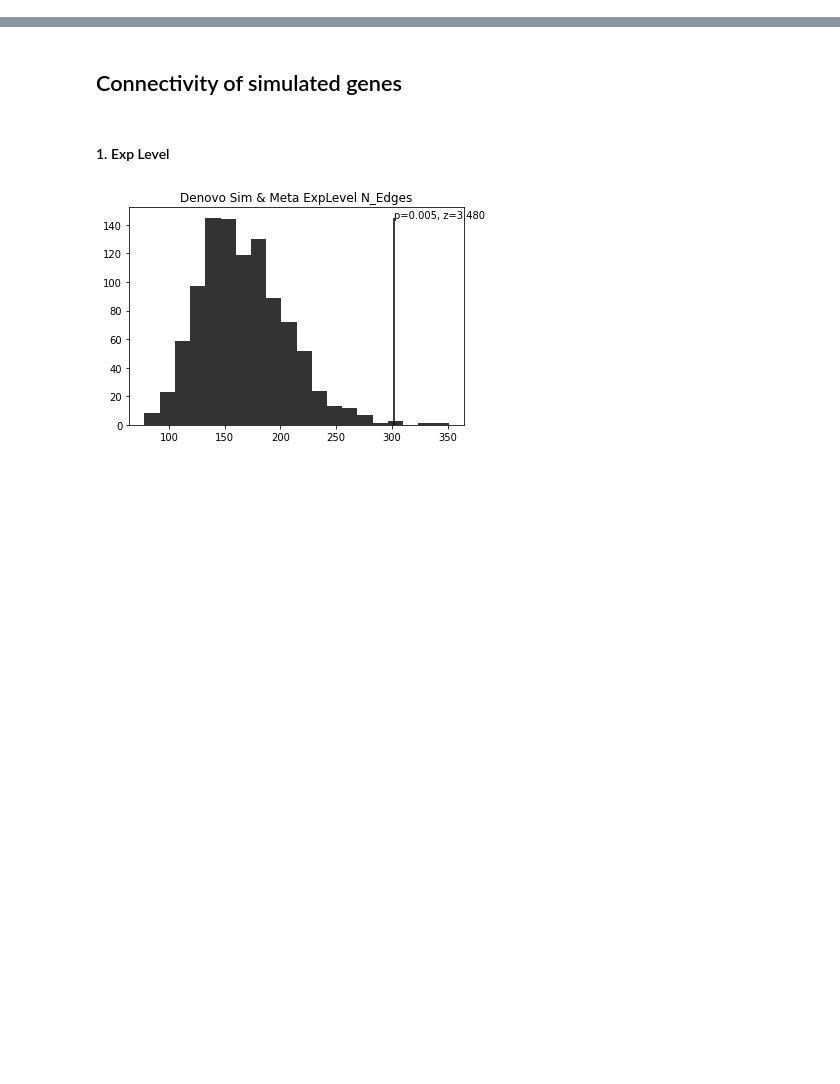
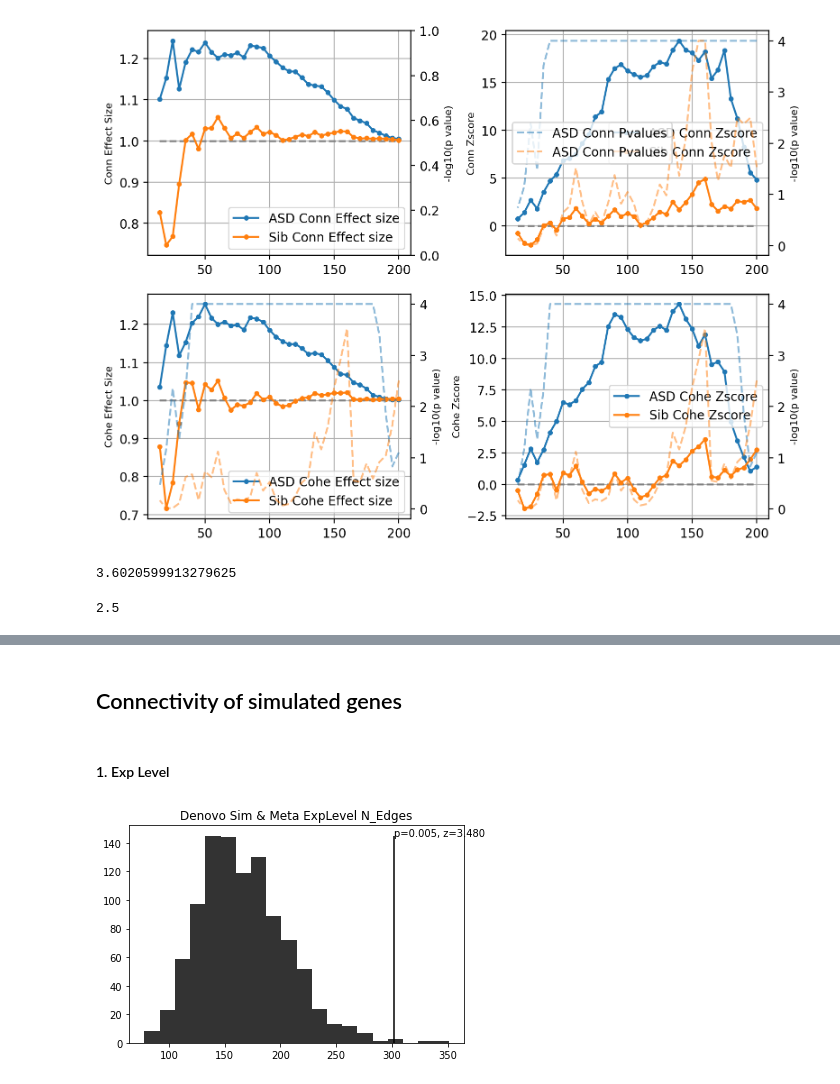
Before and after one commit to explorerwjy/ASD_Circuits, a Jupyter notebook: src/Connectivity_Tests.ipynb, the cells around one changed output, grey strips where cells are left out. Cells and saved outputs as stored; diff of their text form; code cells hidden in the pictures; blank space fills up the shorter version.

```diff
--- a/src/Connectivity_Tests.ipynb
+++ b/src/Connectivity_Tests.ipynb
@@ -4,0 +37,5 @@ from ASD_Circuits import *
+# %%
+Reg2Reg = CountReg2RegConn(adj_mat, str2reg)
+WithinRegion, CrossRegion_SRC, CrossRegion_TGT, CrossRegion_W = SortConnByRegion(Reg2Reg)
+# %%
+adj_mat_perm = EdgePermutation_V1(adj_mat, WithinRegion, CrossRegion_SRC, CrossRegion_TGT, CrossRegion_W, str2reg)
@@ -4,0 +98,61 @@ from ASD_Circuits import *
+# %%
+ASD_Conn_P = np.array(ASD_Conn_P)
+fig, axs = plt.subplots(2,2, dpi=200, figsize=(8,6))
+axs[0,0].plot(topNs, ASD_Conn_E, label="ASD Conn Effect size", marker=".")
+axs[0,0].plot(topNs, Sib_Conn_E, label="Sib Conn Effect size", marker=".")
+axs[0,0].hlines(xmin=min(topNs), xmax=max(topNs), y=1, ls="--", color="grey")
+axs[0,0].grid(True)
+axs[0,0].legend(loc=0)
+axs[0,0].set_ylabel("Conn Effect Size",fontsize=8)
+ax2=axs[0,0].twinx()
+#ax2.plot(topNs, -np.log10(ASD_Conn_P), label="ASD Conn Pvalues", alpha=0.5, ls="--")
+#ax2.plot(topNs, -np.log10(Sib_Conn_P), label="ASD Conn Pvalues", alpha=0.5, ls="--")
+ax2.set_ylabel("-log10(p value)",fontsize=8)
+#ax2.legend(loc=0)
+
+axs[0,1].plot(topNs, ASD_Conn_Z, label="ASD Conn Zscore", marker=".")
+axs[0,1].plot(topNs, Sib_Conn_Z, label="Sib Conn Zscore", marker=".")
+axs[0,1].hlines(xmin=min(topNs), xmax=max(topNs), y=0, ls="--", color="grey")
+axs[0,1].grid(True)
+axs[0,1].legend(loc=0)
+axs[0,1].set_ylabel("Conn Zscore",fontsize=8)
+ax2=axs[0,1].twinx()
+ax2.plot(topNs, -np.log10(ASD_Conn_P), label="ASD Conn Pvalues", alpha=0.5, ls="--")
+ax2.plot(topNs, -np.log10(Sib_Conn_P), label="ASD Conn Pvalues", alpha=0.5, ls="--")
+ax2.set_ylabel("-log10(p value)",fontsize=8)
+ax2.legend(loc=0)
+
+axs[1,0].plot(topNs, ASD_Cohe_E, label="ASD Cohe Effect size", marker=".")
+axs[1,0].plot(topNs, Sib_Cohe_E, label="Sib Cohe Effect size", marker=".")
+axs[1,0].hlines(xmin=min(topNs), xmax=max(topNs), y=1, ls="--", color="grey")
+axs[1,0].grid(True)
+axs[1,0].legend()
+axs[1,0].set_ylabel("Cohe Effect Size",fontsize=8)
+ax2=axs[1,0].twinx()
+ax2.plot(topNs, -np.log10(ASD_Cohe_P), label="ASD Conn Pvalues", alpha=0.5, ls="--")
+ax2.plot(topNs, -np.log10(Sib_Cohe_P), label="ASD Conn Pvalues", alpha=0.5, ls="--")
+ax2.set_ylabel("-log10(p value)",fontsize=8)
+
+axs[1,1].plot(topNs, ASD_Cohe_Z, label="ASD Cohe Zscore", marker=".")
+axs[1,1].plot(topNs, Sib_Cohe_Z, label="Sib Cohe Zscore", marker=".")
+axs[1,1].hlines(xmin=min(topNs), xmax=max(topNs), y=0, ls="--", color="grey")
+axs[1,1].grid(True)
+axs[1,1].legend()
+axs[1,1].set_ylabel("Cohe Zscore",fontsize=8)
+ax2=axs[1,1].twinx()
+ax2.plot(topNs, -np.log10(ASD_Cohe_P), label="ASD Conn Pvalues", alpha=0.5, ls="--")
+ax2.plot(topNs, -np.log10(Sib_Cohe_P), label="ASD Conn Pvalues", alpha=0.5, ls="--")
+ax2.set_ylabel("-log10(p value)",fontsize=8)
+
+plt.tight_layout()
+plt.savefig("figs/Edge_Permutation.ASD.Sib.topN.pdf")
+# %% [output]
+[figure, added]
+# %%
+-np.log10(0.05/200)
+# %% [output]
+3.6020599913279625
+# %%
+0.00025 * 10000
+# %% [output]
+2.5
```
Also changed, not shown: parts of 71 cells of this notebook, 34 other files.
